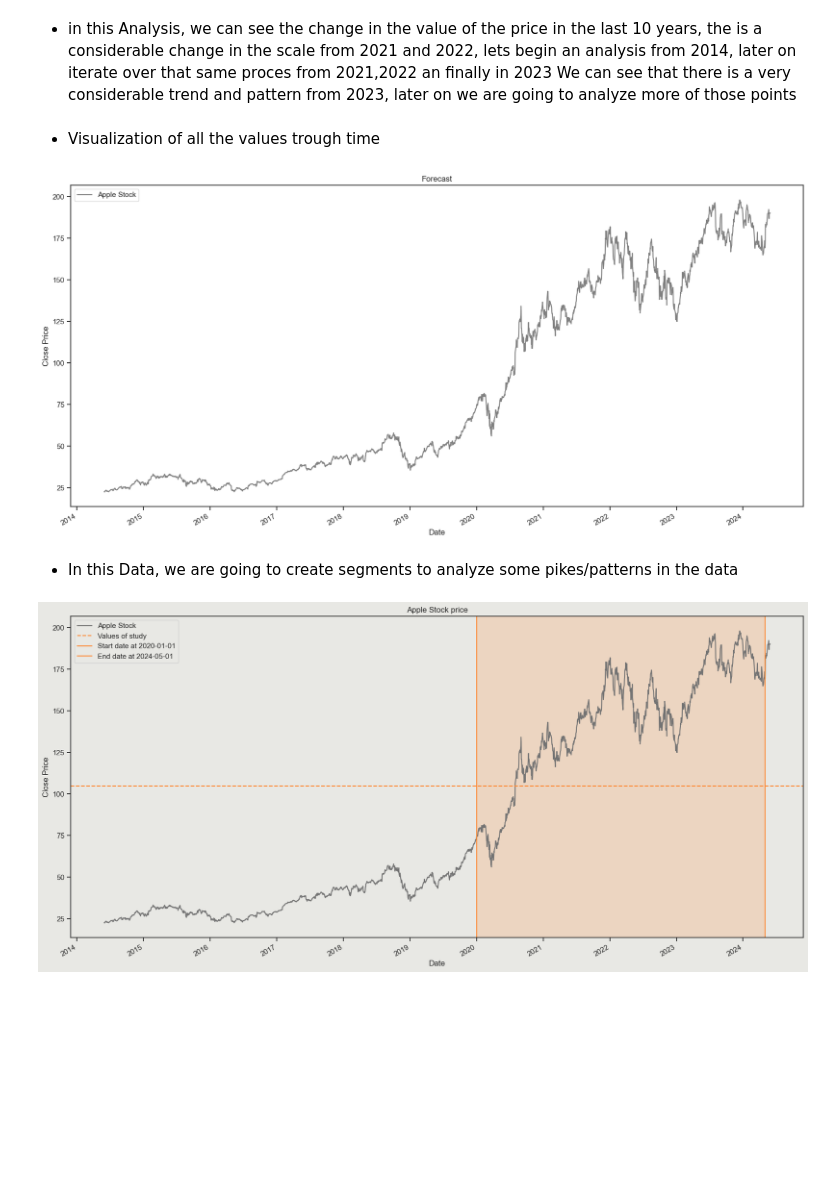
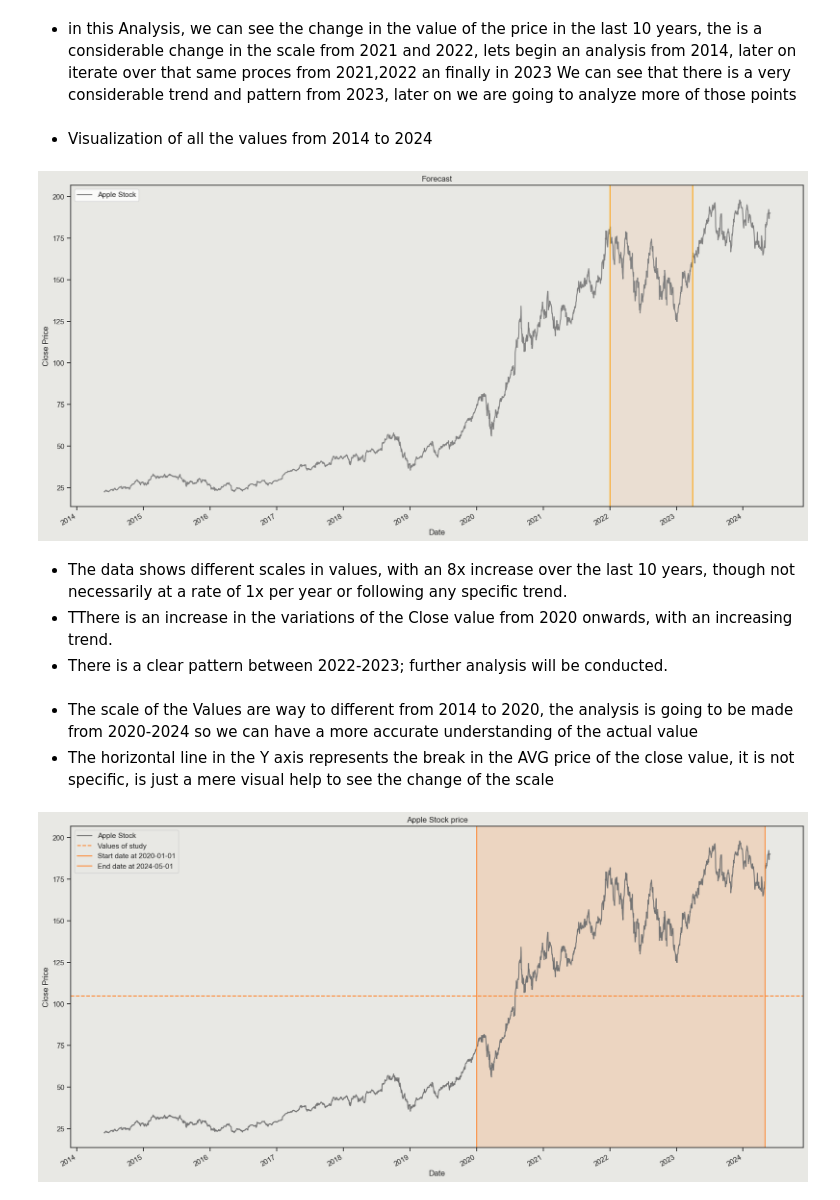
Before and after one commit to carlosgutierrezch/LSTM_Forecast, a Jupyter notebook: notebooks/EDA.ipynb, the cells around one changed output. Saved outputs shown, nothing was run; the diff lists cells and outputs as text; code cells hidden in the pictures; blank space fills up the shorter version.

```diff
--- a/notebooks/EDA.ipynb
+++ b/notebooks/EDA.ipynb
@@ -47,18 +51,30 @@ df.set_index('Date',inplace=True)
 - in this Analysis, we can see the change in the value of the price in the last 10 years, the is a considerable change in the scale from 2021 and 2022, lets begin an analysis from 2014, later on iterate over that same proces from 2021,2022 an finally in 2023
 We can see that there is a very considerable trend and pattern from 2023, later on we are going to analyze more of those points
 # %% [markdown]
-- Visualization of all the values trough time
+- Visualization of all the values from 2014 to 2024
 # %%
 df["Close/Last"].plot(figsize=(20, 10), label="Apple Stock", color= "gray")
+plt.axvline(x=pd.to_datetime('2022'),color='orange')
+plt.axvline(x=pd.to_datetime('2023-04'),color='orange')
+plt.axvspan(pd.to_datetime('2022'),pd.to_datetime('2023-04'),color='#FF8A36',alpha=0.1)
+
 plt.title("Forecast")
 plt.xlabel("Date")
 plt.ylabel("Close Price")
+plt.gca().set_facecolor('#E8E8E4')
+plt.gcf().set_facecolor('#E8E8E4')
+plt.legend(facecolor='#E8E8E4')
 plt.legend()
 plt.show()
 # %% [output]
-[figure, old version]
+[figure, new version]
-# %% [markdown]
-- In this Data, we are going to create segments to analyze some pikes/patterns in the data
+# %% [markdown]
+- The data shows different scales in values, with an 8x increase over the last 10 years, though not necessarily at a rate of 1x per year or following any specific trend.
+- TThere is an increase in the variations of the Close value from 2020 onwards, with an increasing trend.
+- There is a clear pattern between 2022-2023; further analysis will be conducted.
+# %% [markdown]
+- The scale of the Values are way to different from 2014 to 2020, the analysis is going to be made from 2020-2024 so we can have a more accurate understanding of the actual value
+- The horizontal line in the Y axis represents the break in the AVG price of the close value, it is not specific, is just a mere visual help to see the change of the scale
 # %%
 df["Close/Last"].plot(figsize=(20, 10), label="Apple Stock", color= "#737373")                                      # Selection of data
 plt.axhline(y=105, color='#FF8A36', linestyle='--', label='Values of study')
```
Also changed, not shown: parts of 23 cells of this notebook.
